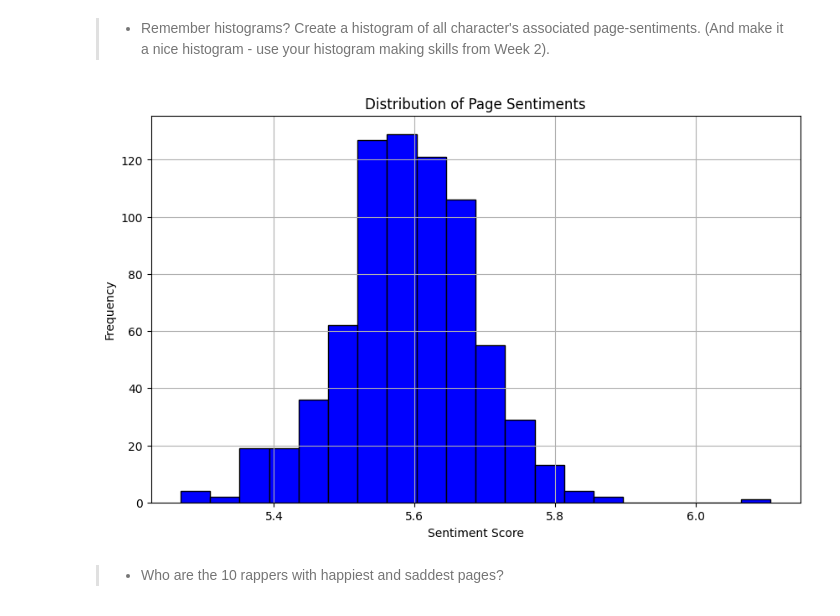
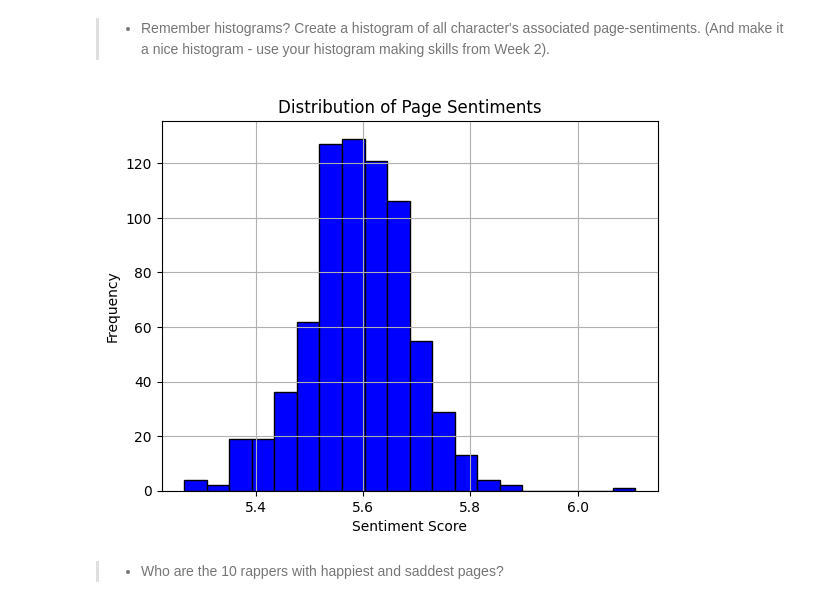
Before and after one commit to jereml99/socialgraphs2023, a Jupyter notebook: lectures/Jeremi/Week8.ipynb, the cells around one changed output. Saved outputs shown, nothing was run; the diff lists cells and outputs as text; code cells hidden in the pictures.

```diff
--- a/lectures/Jeremi/Week8.ipynb
+++ b/lectures/Jeremi/Week8.ipynb
@@ -165,22 +165,19 @@ add_sentiment_to_nodes(rap_network, root_folder)
 # %%
 import matplotlib.pyplot as plt
 
-def plot_sentiment_histogram(net):
+def plot_sentiment_histogram(net, title):
     sentiments = [attrs['sentiment'] for _, attrs in net.nodes(data=True)]
 
-    plt.figure(figsize=(10, 6))
     plt.hist(sentiments, bins=20, color='blue', edgecolor='black')
 
-    plt.title("Distribution of Page Sentiments")
+    plt.title(title)
     plt.xlabel("Sentiment Score")
     plt.ylabel("Frequency")
     plt.grid(True)
 
-    plt.show()
-
-plot_sentiment_histogram(rap_network)
+plot_sentiment_histogram(rap_network,"Distribution of Page Sentiments")
 # %% [output]
-[figure, old version]
+[figure, new version]
 # %% [markdown]
 
 > * Who are the 10 rappers with happiest and saddest pages?
```
Also changed, not shown: parts of 8 cells of this notebook.
